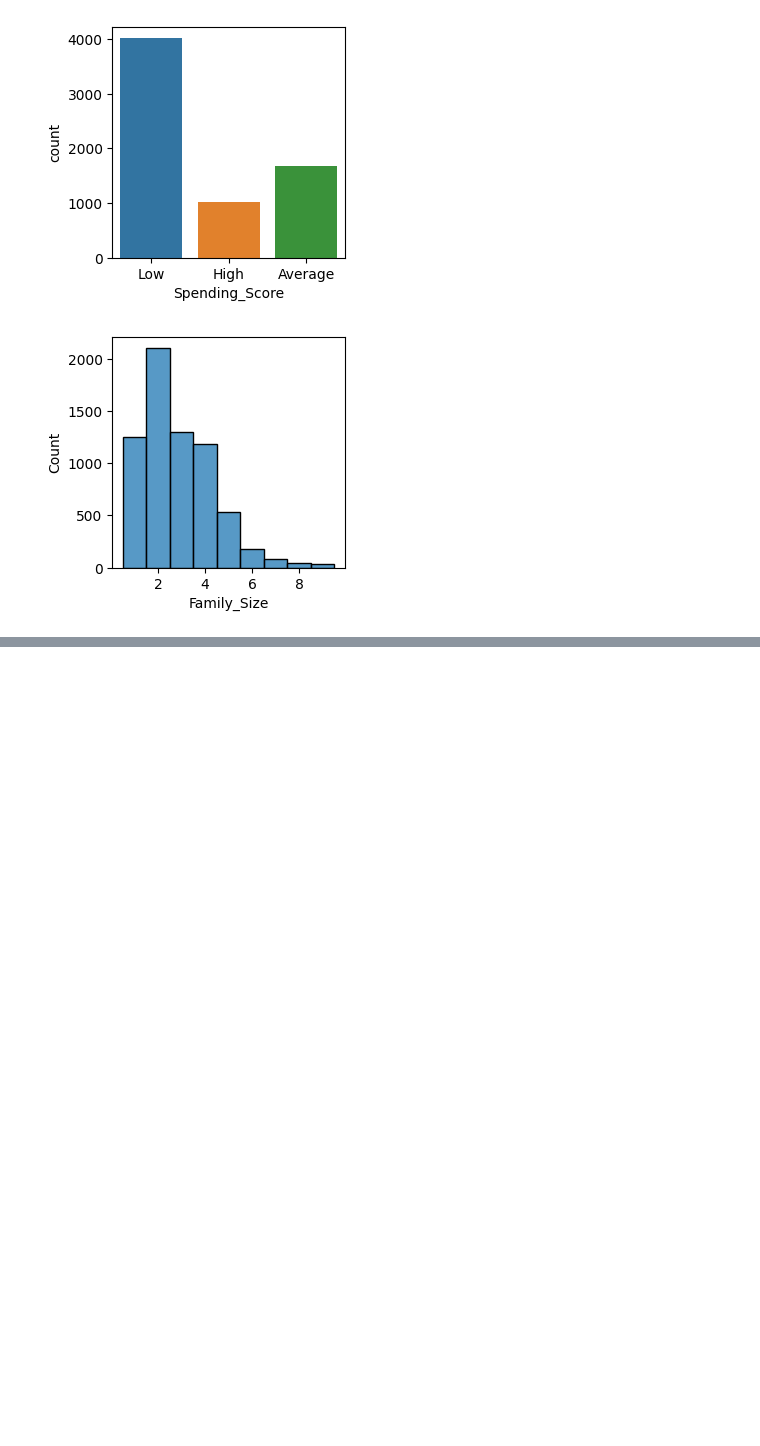
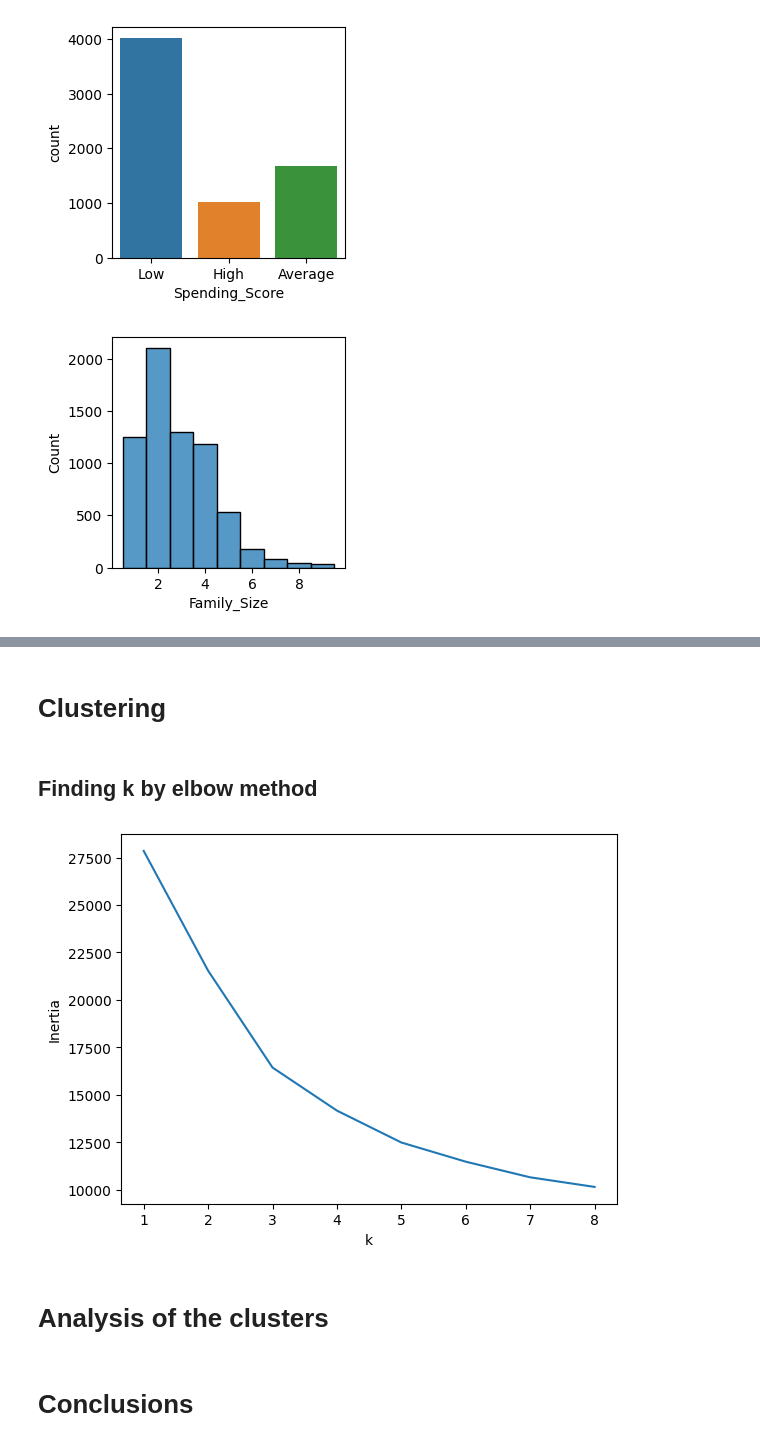
Before and after one commit to franklinzppa/customer-clusterization, a Jupyter notebook: customer-cluster.ipynb, the cells around one changed output, grey strips where cells are left out. Drawn from its saved outputs; the diff is of its cells as text; code cells hidden in the pictures; blank space fills up the shorter version.

```diff
--- a/customer-cluster.ipynb
+++ b/customer-cluster.ipynb
@@ -171,0 +220,2 @@ sns.histplot(df_dropna, x='Family_Size', discrete=True);
+# %% [markdown]
+# Clustering
@@ -171,0 +226,2 @@ sns.histplot(df_dropna, x='Family_Size', discrete=True);
+# %% [markdown]
+## Finding k by elbow method
@@ -171,0 +239,17 @@ sns.histplot(df_dropna, x='Family_Size', discrete=True);
+# %%
+k_list = np.arange(1,9)
+inertia_list = [27851.500000000106,
+ 21540.113628510728,
+ 16436.276660241074,
+ 14167.043121648308,
+ 12486.212367799326,
+ 11475.714806273721,
+ 10652.063586330649,
+ 10146.0266997184]
+# %%
+plt.plot(k_list, inertia_list)
+plt.xlabel('k')
+plt.ylabel('Inertia')
+plt.show()
+# %% [output]
+[figure, added]
@@ -171,0 +262,2 @@ sns.histplot(df_dropna, x='Family_Size', discrete=True);
+# %% [markdown]
+# Analysis of the clusters
@@ -171,0 +268,2 @@ sns.histplot(df_dropna, x='Family_Size', discrete=True);
+# %% [markdown]
+# Conclusions
```
Also changed, not shown: parts of 10 cells of this notebook.
